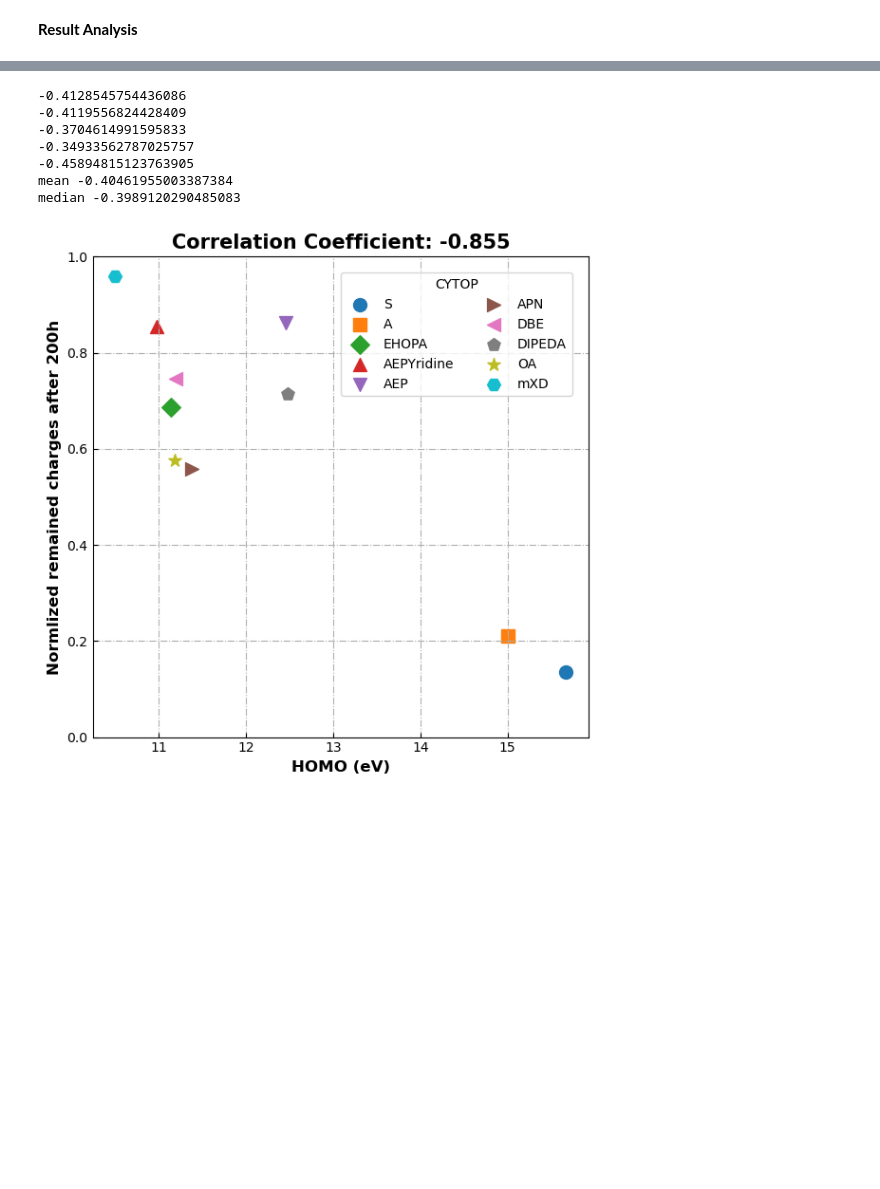
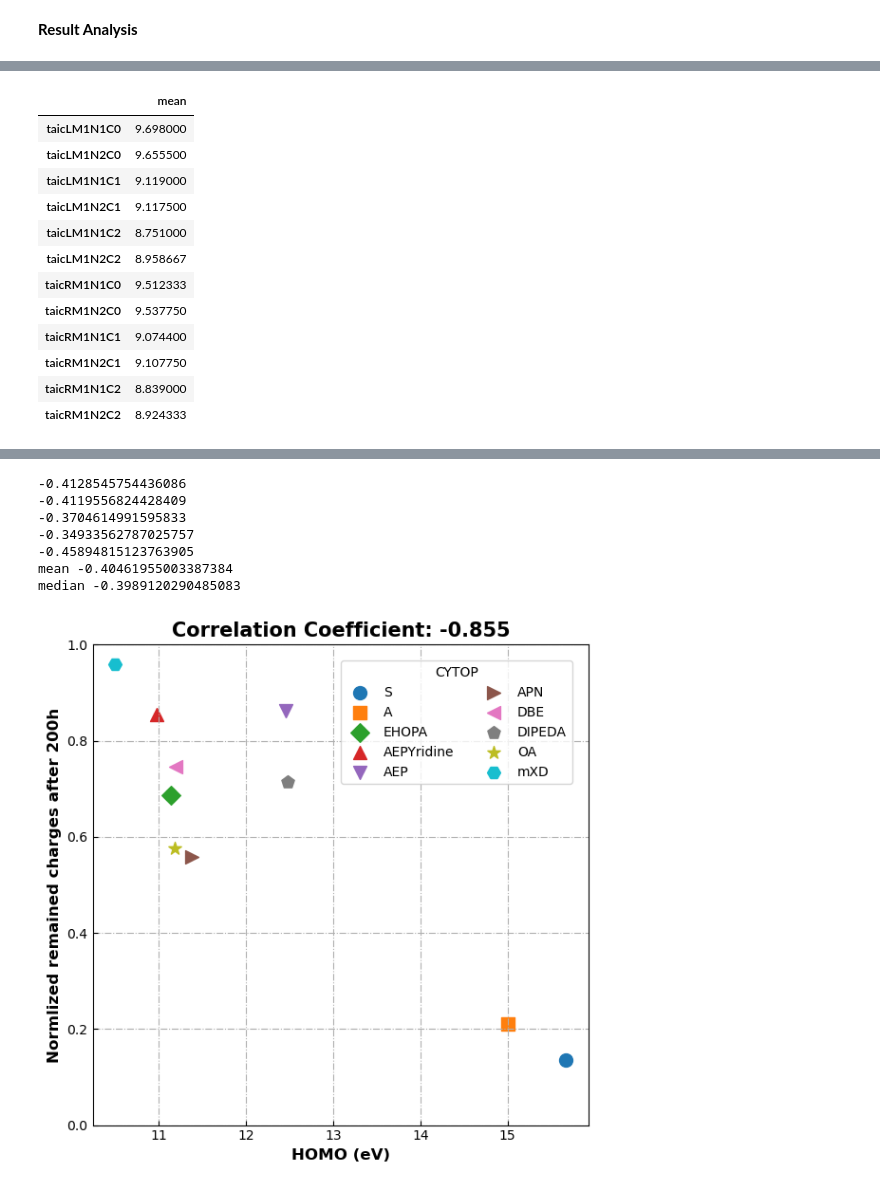
Before and after one commit to thyheal/electret_cal, a Jupyter notebook: flow.ipynb, the cells around one changed output, grey strips where cells are left out. Cells and saved outputs as stored; diff of their text form; code cells hidden in the pictures; blank space fills up the shorter version.

```diff
--- a/flow.ipynb
+++ b/flow.ipynb
@@ -17 +21,3 @@ from rdkit.Chem import AllChem
+# %%
+base = 'C=CCN1C(=O)N(C(=O)N(C1=O)CC=C)CC=C'
 # %% [markdown]
@@ -134,0 +172,26 @@ df_HOMO
+# %%
+column_means = df_IP.mean()
+df_IP = df_IP.append(column_means, ignore_index=True, sort=False)
+df_IP
+df_new = df_IP.drop(range(iteration)).reset_index(drop=True)
+df_new
+df_cleaned = df_new.dropna(axis=1)
+df_cleaned = df_cleaned.T
+df_cleaned
+df_cleaned = df_cleaned.rename(columns={df_cleaned.columns[0]: 'mean'})
+# df_cleaned=df_cleaned.sort_values(by='mean', ascending=True)
+df_cleaned
+# %% [output]
+|  | mean |
+| taicLM1N1C0 | 9.698000 |
+| taicLM1N2C0 | 9.655500 |
+| taicLM1N1C1 | 9.119000 |
+| taicLM1N2C1 | 9.117500 |
+| taicLM1N1C2 | 8.751000 |
+| taicLM1N2C2 | 8.958667 |
+| taicRM1N1C0 | 9.512333 |
+| taicRM1N2C0 | 9.537750 |
+| taicRM1N1C1 | 9.074400 |
+| taicRM1N2C1 | 9.107750 |
+| taicRM1N1C2 | 8.839000 |
+| taicRM1N2C2 | 8.924333 |
```
Also changed, not shown: parts of 17 cells of this notebook, 39 other files.
